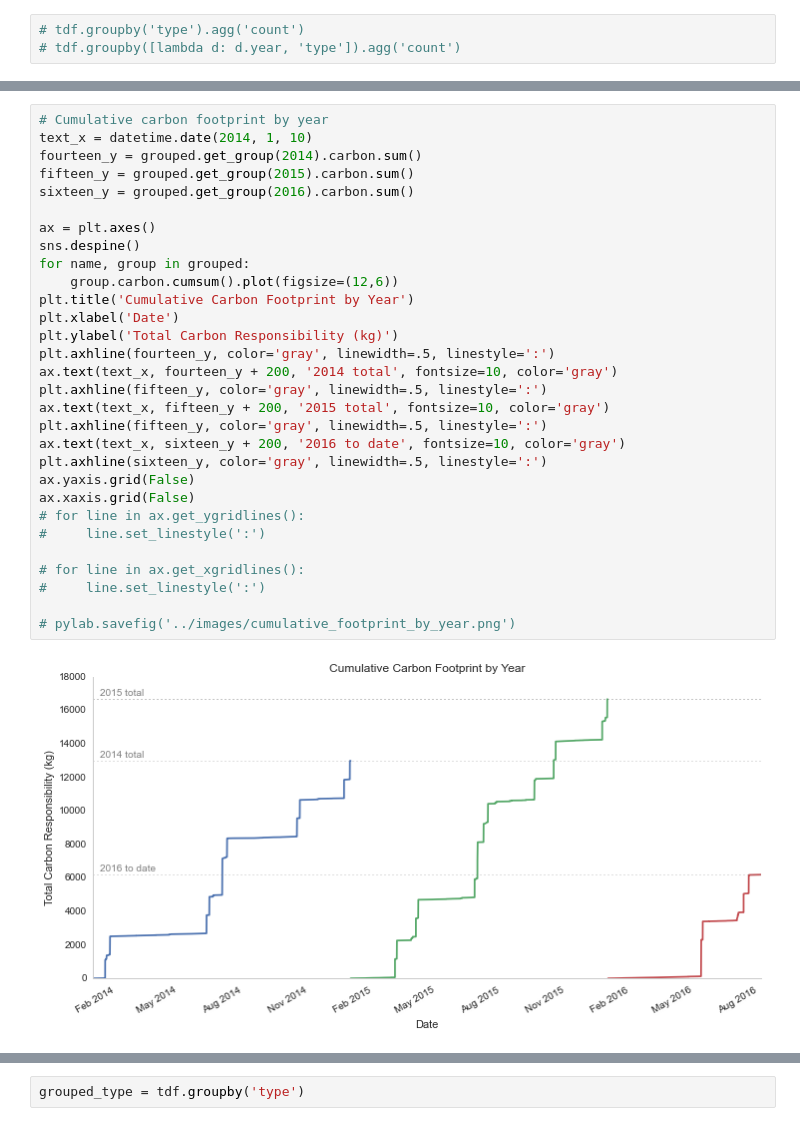
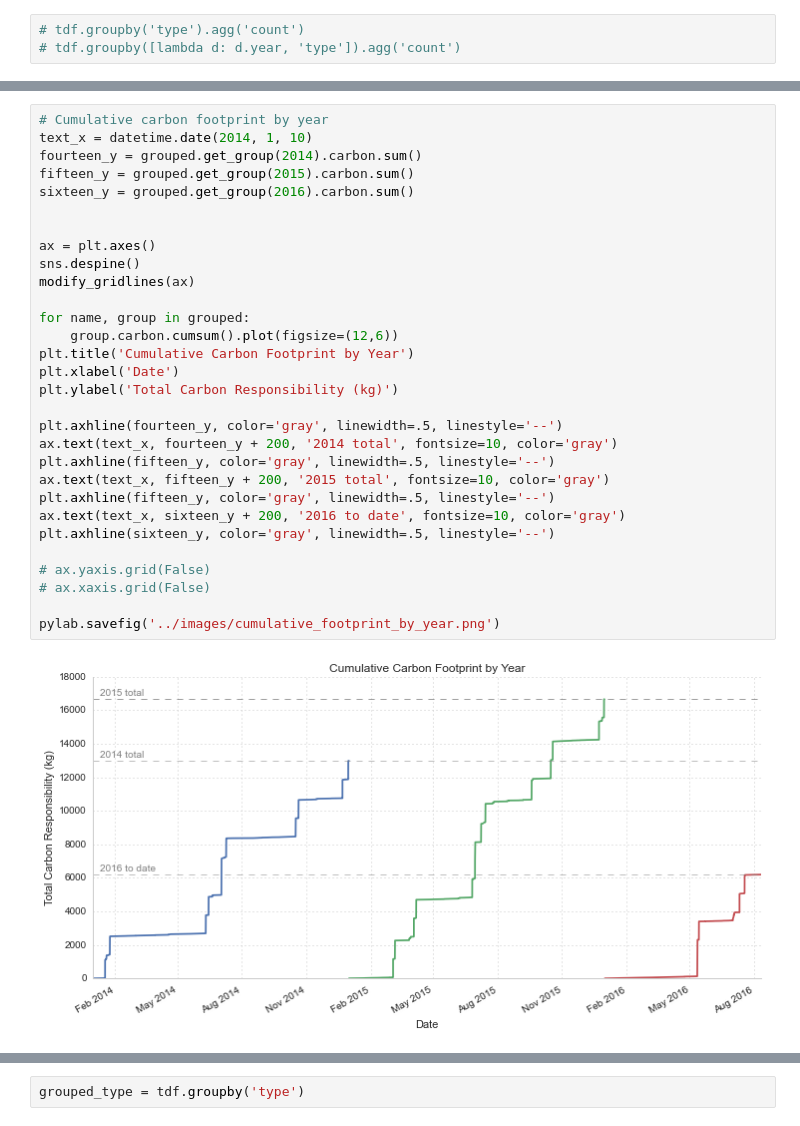
Before and after one commit to pdarche/carbon, a Jupyter notebook: notebooks/Carbon Footprint - EDA.ipynb, the cells around one changed output, grey strips where cells are left out. Cells and saved outputs as stored; diff of their text form.

```diff
--- a/notebooks/Carbon Footprint - EDA.ipynb
+++ b/notebooks/Carbon Footprint - EDA.ipynb
@@ -75,32 +74,32 @@ Timestamp('2014-01-01 02:10:22')
 # %%
 # Cumulative carbon footprint by year
 text_x = datetime.date(2014, 1, 10)
 fourteen_y = grouped.get_group(2014).carbon.sum()
 fifteen_y = grouped.get_group(2015).carbon.sum()
 sixteen_y = grouped.get_group(2016).carbon.sum()
 
+
 ax = plt.axes()
 sns.despine()
+modify_gridlines(ax)
+
 for name, group in grouped:
     group.carbon.cumsum().plot(figsize=(12,6))
 plt.title('Cumulative Carbon Footprint by Year')
 plt.xlabel('Date')
 plt.ylabel('Total Carbon Responsibility (kg)')
-plt.axhline(fourteen_y, color='gray', linewidth=.5, linestyle=':')
+
+plt.axhline(fourteen_y, color='gray', linewidth=.5, linestyle='--')
 ax.text(text_x, fourteen_y + 200, '2014 total', fontsize=10, color='gray')
-plt.axhline(fifteen_y, color='gray', linewidth=.5, linestyle=':')
+plt.axhline(fifteen_y, color='gray', linewidth=.5, linestyle='--')
 ax.text(text_x, fifteen_y + 200, '2015 total', fontsize=10, color='gray')
-plt.axhline(fifteen_y, color='gray', linewidth=.5, linestyle=':')
+plt.axhline(fifteen_y, color='gray', linewidth=.5, linestyle='--')
 ax.text(text_x, sixteen_y + 200, '2016 to date', fontsize=10, color='gray')
-plt.axhline(sixteen_y, color='gray', linewidth=.5, linestyle=':')
-ax.yaxis.grid(False)
-ax.xaxis.grid(False)
-# for line in ax.get_ygridlines():
-#     line.set_linestyle(':')
+plt.axhline(sixteen_y, color='gray', linewidth=.5, linestyle='--')
 
-# for line in ax.get_xgridlines():
-#     line.set_linestyle(':')
+# ax.yaxis.grid(False)
+# ax.xaxis.grid(False)
 
-# pylab.savefig('../images/cumulative_footprint_by_year.png')
+pylab.savefig('../images/cumulative_footprint_by_year.png')
 # %% [output]
-[figure, old version]
+[figure, new version]
```
Also changed, not shown: parts of 23 cells of this notebook, 7 other files.
